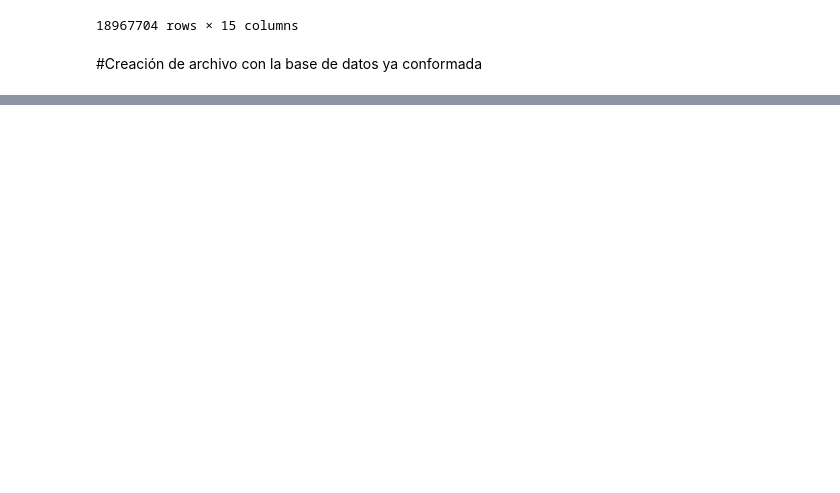
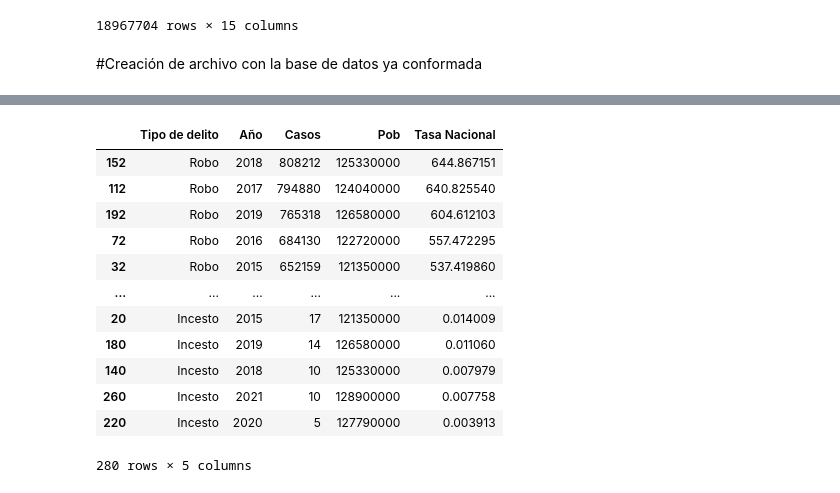
Before and after one commit to abrilgcz/Ciencia-de-Datos, a Jupyter notebook: ProyectoASE.ipynb, the cells around one changed output, grey strips where cells are left out. Saved outputs shown, nothing was run; the diff lists cells and outputs as text; code cells hidden in the pictures; blank space fills up the shorter version.

```diff
--- a/ProyectoASE.ipynb
+++ b/ProyectoASE.ipynb
@@ -592,0 +661,16 @@ base_datos.head()
+# %%
+tasa_ordenada
+# %% [output]
+|  | Tipo de delito | Año | Casos | Pob | Tasa Nacional |
+| 152 | Robo | 2018 | 808212 | 125330000 | 644.867151 |
+| 112 | Robo | 2017 | 794880 | 124040000 | 640.825540 |
+| 192 | Robo | 2019 | 765318 | 126580000 | 604.612103 |
+| 72 | Robo | 2016 | 684130 | 122720000 | 557.472295 |
+| 32 | Robo | 2015 | 652159 | 121350000 | 537.419860 |
+| ... | ... | ... | ... | ... | ... |
+| 20 | Incesto | 2015 | 17 | 121350000 | 0.014009 |
+| 180 | Incesto | 2019 | 14 | 126580000 | 0.011060 |
+| 140 | Incesto | 2018 | 10 | 125330000 | 0.007979 |
+| 260 | Incesto | 2021 | 10 | 128900000 | 0.007758 |
+| 220 | Incesto | 2020 | 5 | 127790000 | 0.003913 |
+280 rows × 5 columns
```
Also changed, not shown: parts of 14 cells of this notebook.
